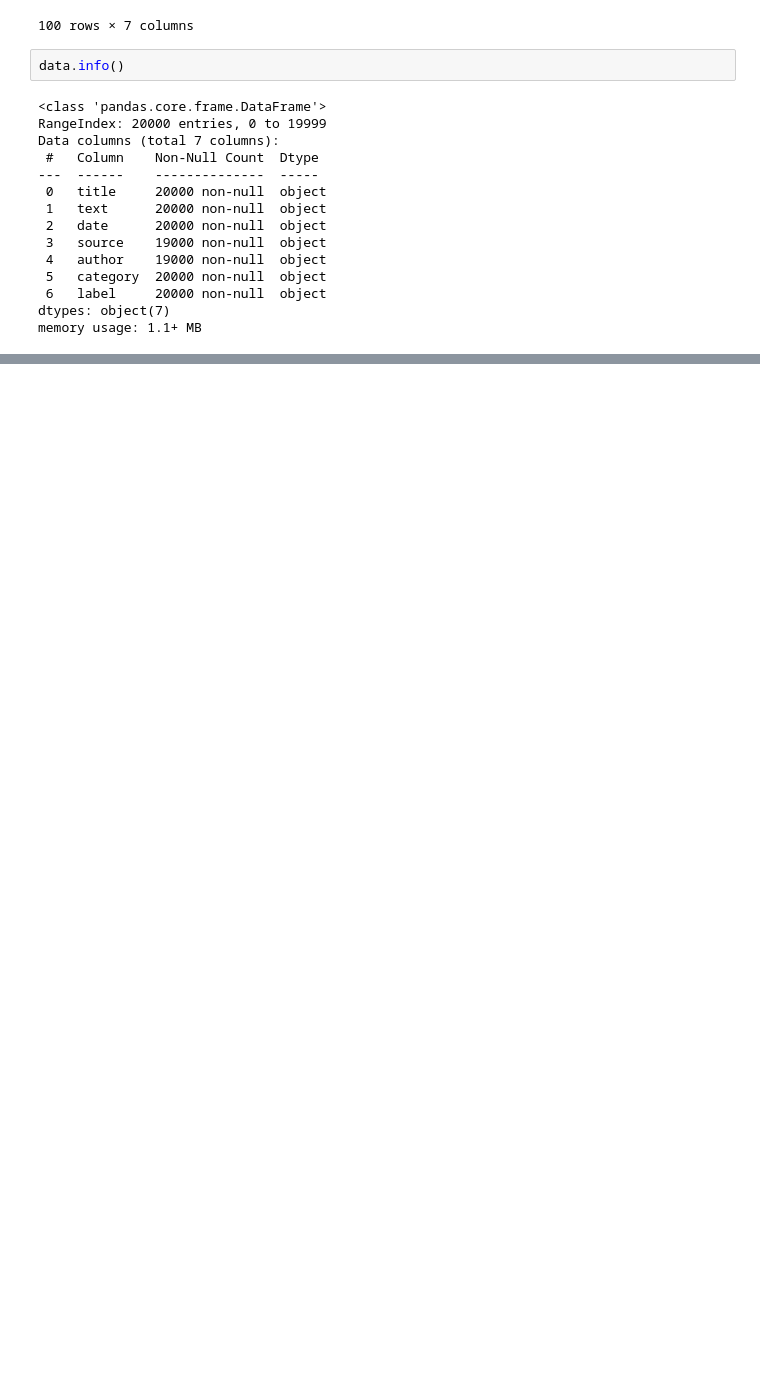
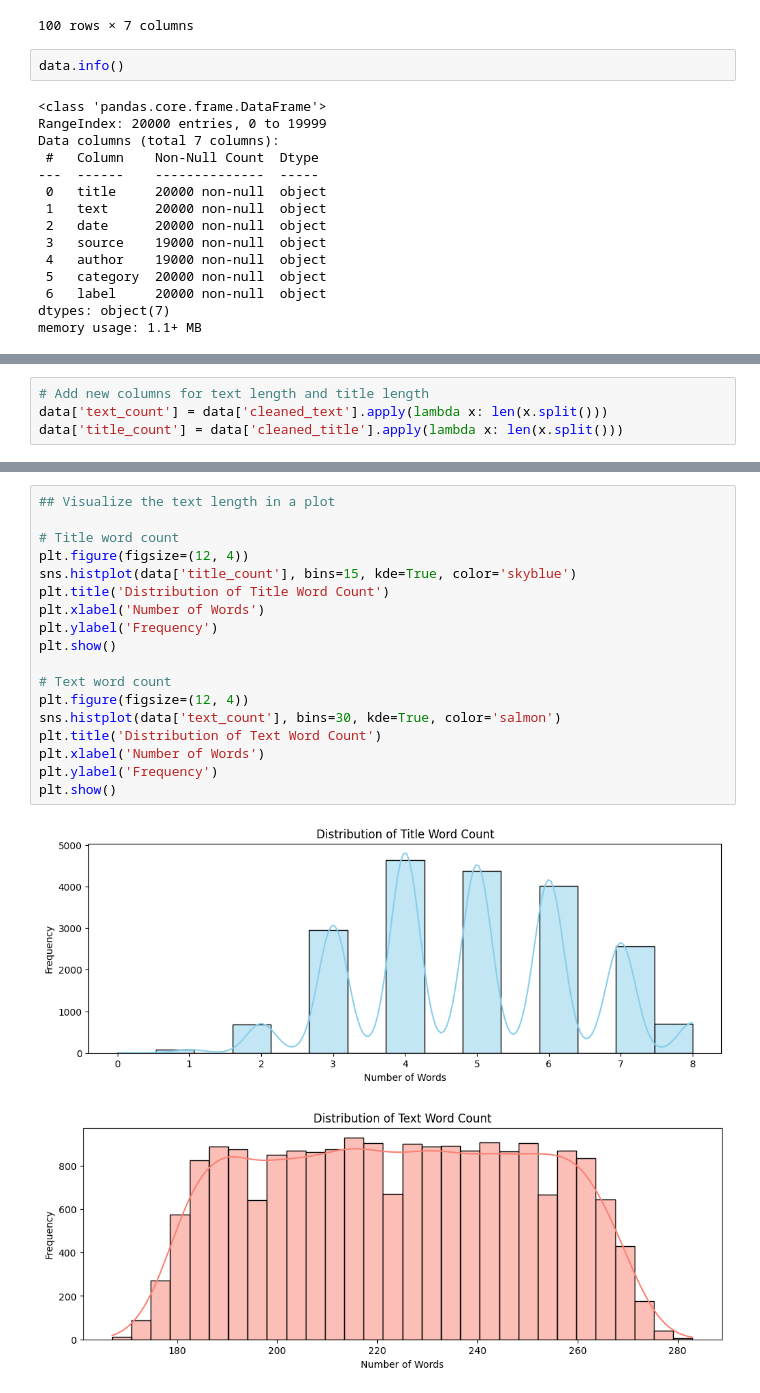
Before and after one commit to sengmengchho/fake_news_detection, a Jupyter notebook: src/notebook/main.ipynb, the cells around one changed output, grey strips where cells are left out. Saved outputs shown, nothing was run; the diff lists cells and outputs as text; blank space fills up the shorter version.

```diff
--- a/src/notebook/main.ipynb
+++ b/src/notebook/main.ipynb
@@ -60,0 +332,4 @@ dtype: int64
+# %%
+# Add new columns for text length and title length
+data['text_count'] = data['cleaned_text'].apply(lambda x: len(x.split()))
+data['title_count'] = data['cleaned_title'].apply(lambda x: len(x.split()))
@@ -60,0 +361,21 @@ dtype: int64
+# %%
+## Visualize the text length in a plot
+
+# Title word count
+plt.figure(figsize=(12, 4))
+sns.histplot(data['title_count'], bins=15, kde=True, color='skyblue')
+plt.title('Distribution of Title Word Count')
+plt.xlabel('Number of Words')
+plt.ylabel('Frequency')
+plt.show()
+
+# Text word count
+plt.figure(figsize=(12, 4))
+sns.histplot(data['text_count'], bins=30, kde=True, color='salmon')
+plt.title('Distribution of Text Word Count')
+plt.xlabel('Number of Words')
+plt.ylabel('Frequency')
+plt.show()
+# %% [output]
+[figure, added]
+[figure, added]
```
Also changed, not shown: parts of 50 cells of this notebook.
